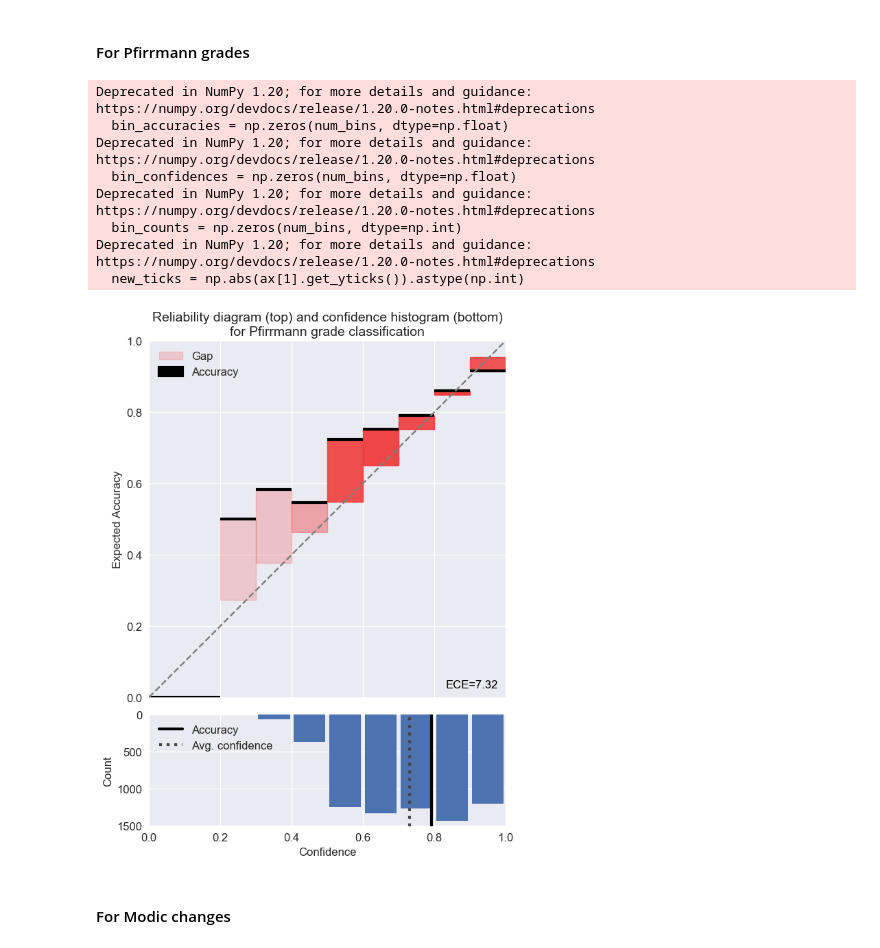
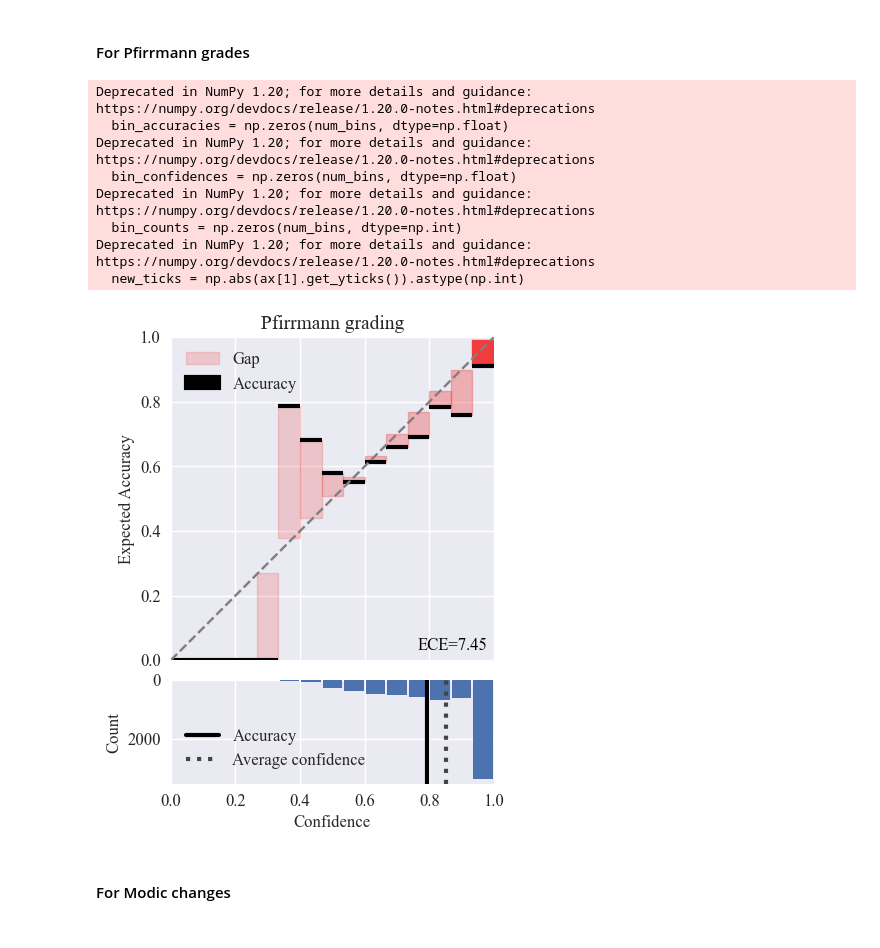
Before and after one commit to TerMcs/agrel_spinenet_external_validation, a Jupyter notebook: notebooks/reliability_diagrams.ipynb, the cells around one changed output. Saved outputs shown, nothing was run; the diff lists cells and outputs as text; code cells hidden in the pictures.

```diff
--- a/notebooks/reliability_diagrams.ipynb
+++ b/notebooks/reliability_diagrams.ipynb
@@ -143,7 +143,7 @@ def _confidence_histogram_subplot(ax, bin_data,
         acc_plt = ax.axvline(x=bin_data["avg_accuracy"], ls="solid", lw=3,
                              c="black", label="Accuracy")
         conf_plt = ax.axvline(x=bin_data["avg_confidence"], ls="dotted", lw=3,
-                              c="#444444", label="Avg. confidence")
+                              c="#444444", label="Average confidence")
         ax.legend(handles=[acc_plt, conf_plt])
 
 
@@ -275,12 +275,14 @@ df = pd.read_csv('../data/df.csv')
 # %% [markdown]
 #### For Pfirrmann grades
 # %%
-y_true = df.gt_pf.values
-y_pred = df.Pfirrmann.values
-y_conf = df.Pfirrmann_probability.values
+y_true_pf = df.gt_pf.values
+y_pred_pf = df.Pfirrmann.values
+y_conf_pf = df.Pfirrmann_probability.values
 # %%
 # Override matplotlib default styling.
 plt.style.use("seaborn")
+
+plt.rc('font',family='Times New Roman')
 
 plt.rc('font', size=12)
 plt.rc("axes", labelsize=12)
@@ -293,20 +295,20 @@ plt.rc("figure", titlesize=14)
 # %%
 title = 'Reliability diagram (top) and confidence histogram (bottom)\nfor Pfirrmann grade classification'
 
-fig = reliability_diagram(y_true, y_pred, y_conf, num_bins=10, draw_ece=True,
+fig = reliability_diagram(y_true_pf, y_pred_pf, y_conf_pf, num_bins=15, draw_ece=True,
                           draw_bin_importance="alpha", draw_averages=True,
-                          title=title, figsize=(6, 6), dpi=100,
+                          title="Pfirrmann grading", figsize=(4, 4), dpi=100,
                           return_fig=True)
-# fig.show()
+fig.show()
 # %% [output]
 Deprecated in NumPy 1.20; for more details and guidance: https://numpy.org/devdocs/release/1.20.0-notes.html#deprecations
   bin_accuracies = np.zeros(num_bins, dtype=np.float)
 Deprecated in NumPy 1.20; for more details and guidance: https://numpy.org/devdocs/release/1.20.0-notes.html#deprecations
   bin_confidences = np.zeros(num_bins, dtype=np.float)
 Deprecated in NumPy 1.20; for more details and guidance: https://numpy.org/devdocs/release/1.20.0-notes.html#deprecations
   bin_counts = np.zeros(num_bins, dtype=np.int)
 Deprecated in NumPy 1.20; for more details and guidance: https://numpy.org/devdocs/release/1.20.0-notes.html#deprecations
   new_ticks = np.abs(ax[1].get_yticks()).astype(np.int)
-[figure, old version]
+[figure, new version]
 # %%
 
```
Also changed, not shown: parts of 5 cells of this notebook, 4 other files.
